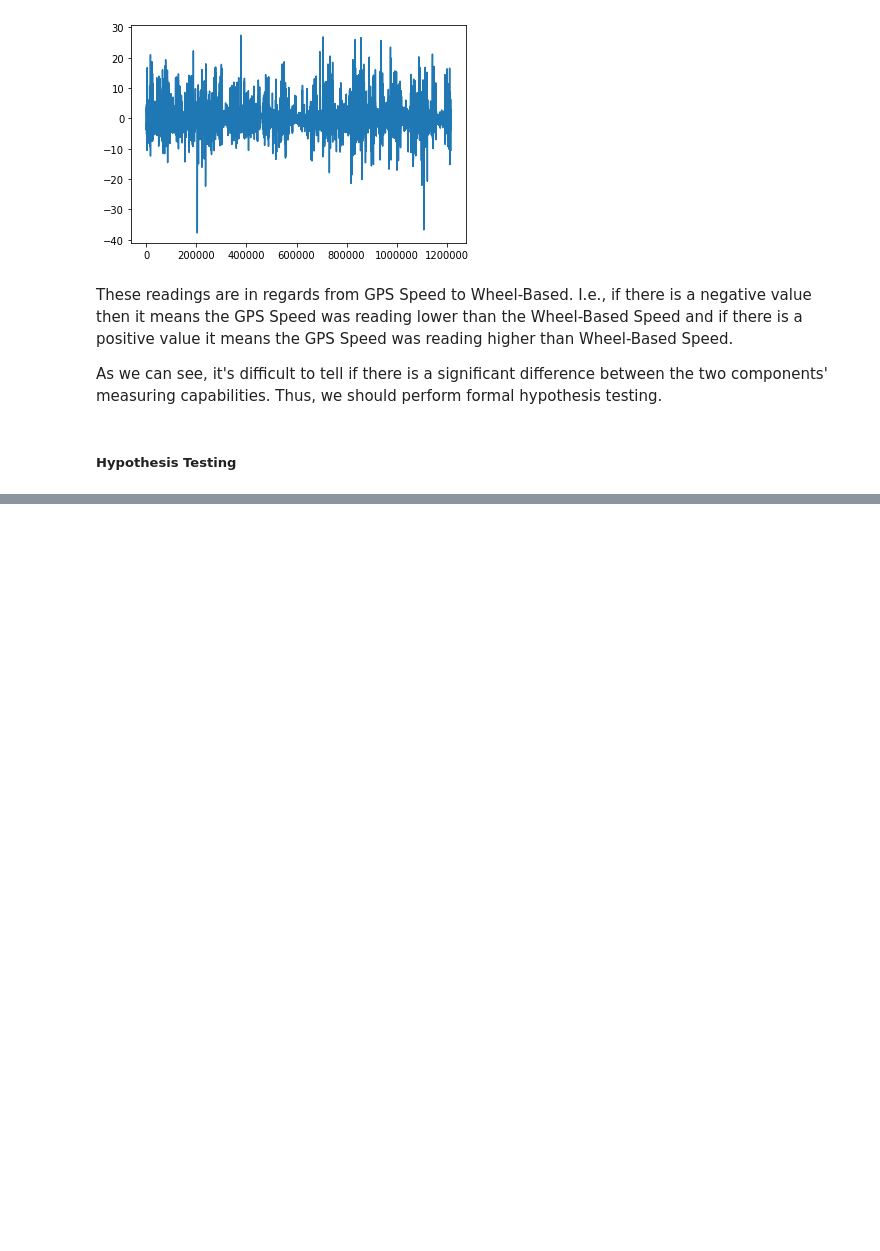
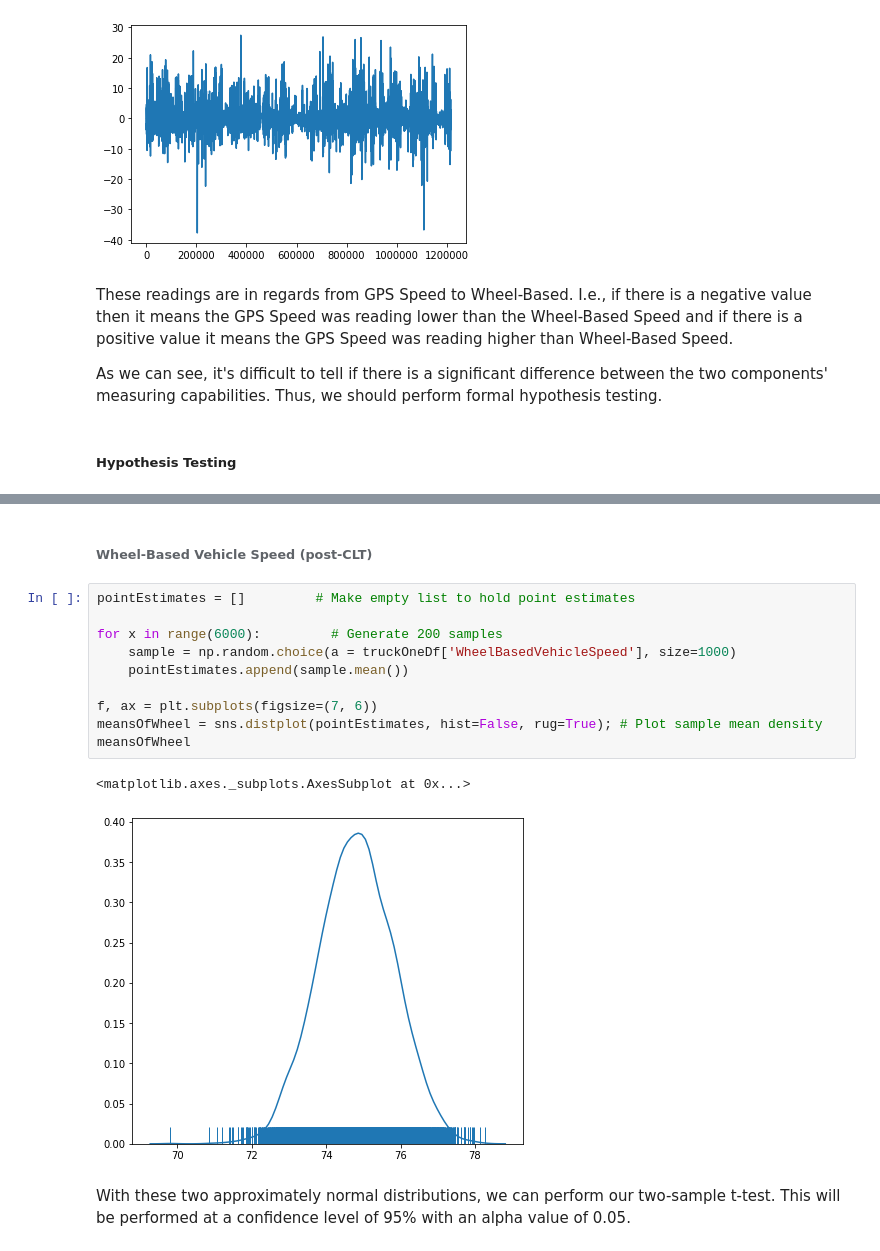
Before and after one commit to UNCG-CSE/Volvo_Truck_Analytics, a Jupyter notebook: src/Truck1GpsVsWheelBased.ipynb, the cells around one changed output, grey strips where cells are left out. Saved outputs shown, nothing was run; the diff lists cells and outputs as text; blank space fills up the shorter version.

```diff
--- a/src/Truck1GpsVsWheelBased.ipynb
+++ b/src/Truck1GpsVsWheelBased.ipynb
@@ -152,0 +171,17 @@ Unfortunately, the hypothesis test cannot be performed as outlier removal has no
+# %% [markdown]
+###### Wheel-Based Vehicle Speed (post-CLT)
+# %%
+pointEstimates = []         # Make empty list to hold point estimates
+
+for x in range(6000):         # Generate 200 samples
+    sample = np.random.choice(a = truckOneDf['WheelBasedVehicleSpeed'], size=1000)
+    pointEstimates.append(sample.mean())
+
+f, ax = plt.subplots(figsize=(7, 6))
+meansOfWheel = sns.distplot(pointEstimates, hist=False, rug=True); # Plot sample mean density
+meansOfWheel
+# %% [output]
+<matplotlib.axes._subplots.AxesSubplot at 0x...>
+[figure, added]
+# %% [markdown]
+With these two approximately normal distributions, we can perform our two-sample t-test. This will be performed at a confidence level of 95% with an alpha value of 0.05.
```
Also changed, not shown: parts of 7 cells of this notebook, 1 other file.
